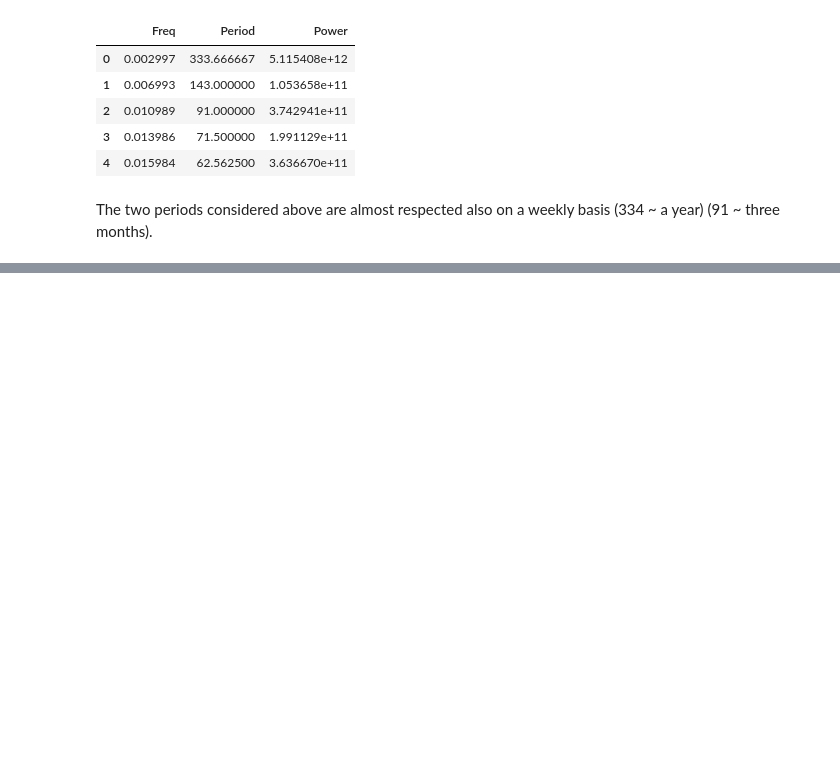
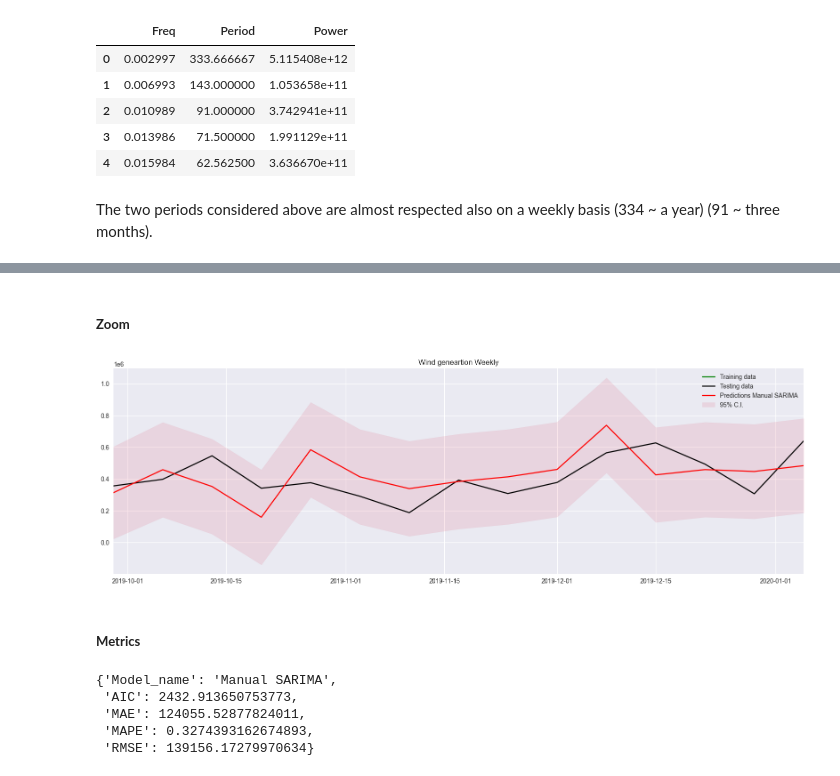
Before and after one commit to AlessandroSignoretto/Statistical_Models_project, a Jupyter notebook: Models_project.ipynb, the cells around one changed output, grey strips where cells are left out. Drawn from its saved outputs; the diff is of its cells as text; code cells hidden in the pictures; blank space fills up the shorter version.

```diff
--- a/Models_project.ipynb
+++ b/Models_project.ipynb
@@ -843,0 +978,36 @@ The two periods considered above are almost respected also on a weekly basis (33
+# %% [markdown]
+<h5><b>Zoom</b></h5>
+# %%
+# Plot the data and predictions
+plt.figure(figsize=(20, 6))
+plt.plot(train_data_w, color='green',label='Training data')
+plt.plot(test_data_w, color='black', label='Testing data')
+plt.plot(Sarima['mean'], color='red', label='Predictions Manual SARIMA')
+plt.fill_between(Sarima.index, Sarima['mean_ci_lower'], Sarima['mean_ci_upper'], alpha=.1, color='crimson', label='95% C.I.')
+
+# Zoom into the prediction part
+start_index = Sarima.index[-15]  # Start of zoom
+end_index = Sarima.index[-1]      # End of zoom
+plt.xlim(start_index, end_index)
+plt.title('Wind geneartion Weekly')
+plt.legend()
+plt.show()
+# %% [output]
+[figure, added]
+# %% [markdown]
+<h5><b>Metrics</b></h5>
+# %%
+Manual_SARIMA = {
+    'Model_name': 'Manual SARIMA',
+    'AIC': result_best_manual_SARIMA.aic,
+    'MAE': mean_absolute_error(test_data_w, Sarima['mean']),
+    'MAPE': mean_absolute_percentage_error(test_data_w, Sarima['mean']),
+    'RMSE': mean_squared_error(test_data_w, Sarima['mean'], squared=False)
+}
+Manual_SARIMA
+# %% [output]
+{'Model_name': 'Manual SARIMA',
+ 'AIC': 2432.913650753773,
+ 'MAE': 124055.52877824011,
+ 'MAPE': 0.3274393162674893,
+ 'RMSE': 139156.17279970634}
```
Also changed, not shown: parts of 18 cells of this notebook.
